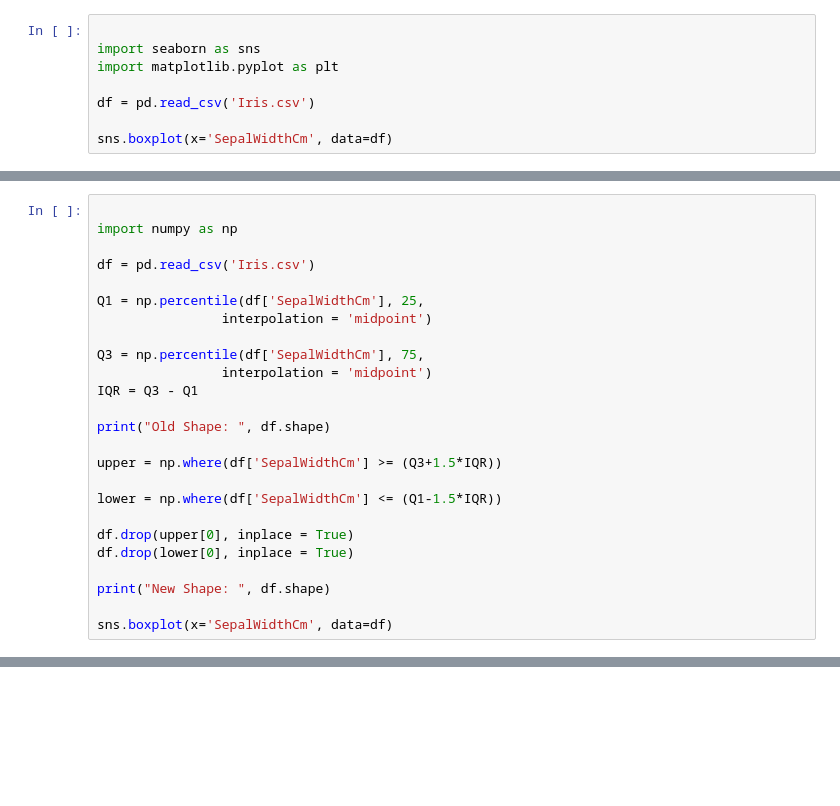
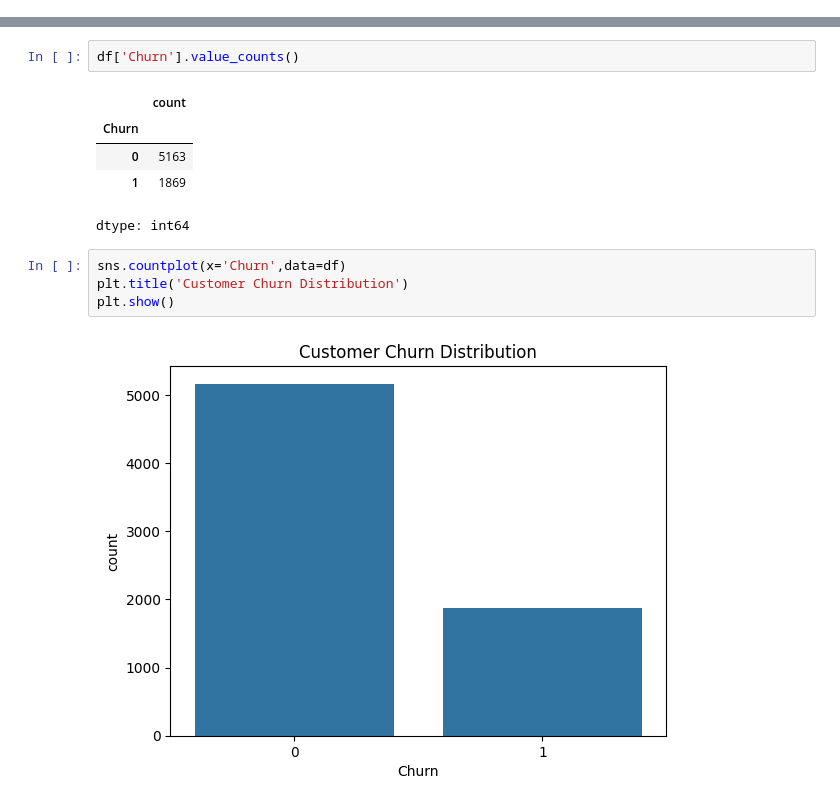
Before and after one commit to codebyhasib/Code-Project, a Jupyter notebook: EDA_Project.ipynb, the cells around one changed output, grey strips where cells are left out. Drawn from its saved outputs; the diff is of its cells as text; blank space fills up the shorter version.

```diff
--- a/EDA_Project.ipynb
+++ b/EDA_Project.ipynb
@@ -193,8 +69,0 @@ plt.show()
-# %%
-
-import seaborn as sns
-import matplotlib.pyplot as plt
-
-df = pd.read_csv('Iris.csv')
-
-sns.boxplot(x='SepalWidthCm', data=df)
@@ -204,25 +69,0 @@ sns.boxplot(x='SepalWidthCm', data=df)
-# %%
-
-import numpy as np
-
-df = pd.read_csv('Iris.csv')
-
-Q1 = np.percentile(df['SepalWidthCm'], 25,
-				interpolation = 'midpoint')
-
-Q3 = np.percentile(df['SepalWidthCm'], 75,
-				interpolation = 'midpoint')
-IQR = Q3 - Q1
-
-print("Old Shape: ", df.shape)
-
-upper = np.where(df['SepalWidthCm'] >= (Q3+1.5*IQR))
-
-lower = np.where(df['SepalWidthCm'] <= (Q1-1.5*IQR))
-
-df.drop(upper[0], inplace = True)
-df.drop(lower[0], inplace = True)
-
-print("New Shape: ", df.shape)
-
-sns.boxplot(x='SepalWidthCm', data=df)
@@ -233,0 +85,14 @@ New Shape:  (146, 6)
+# %%
+df['Churn'].value_counts()
+# %% [output]
+|  | count |
+| Churn |  |
+| 0 | 5163 |
+| 1 | 1869 |
+dtype: int64
+# %%
+sns.countplot(x='Churn',data=df)
+plt.title('Customer Churn Distribution')
+plt.show()
+# %% [output]
+[figure, added]
```
Also changed, not shown: parts of 50 cells of this notebook.
